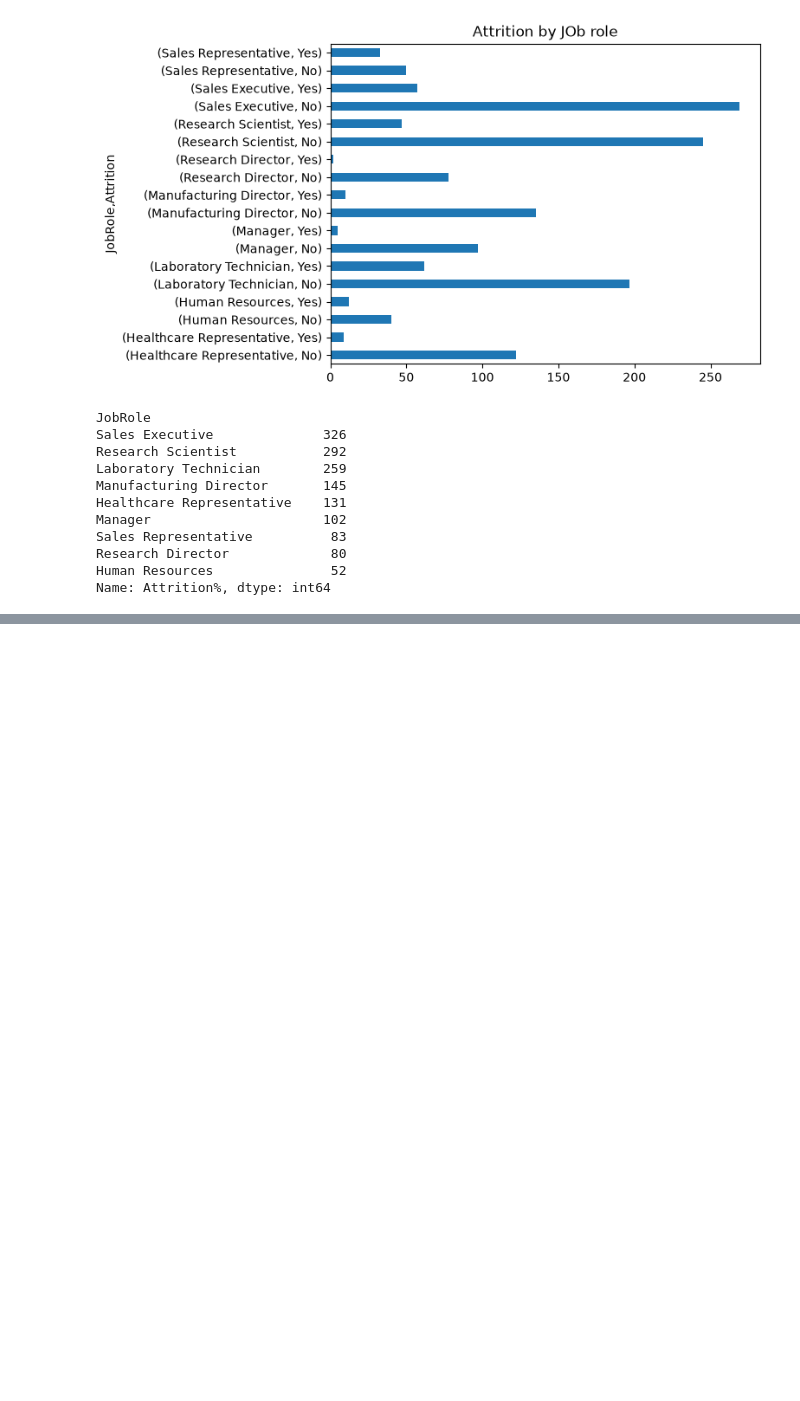
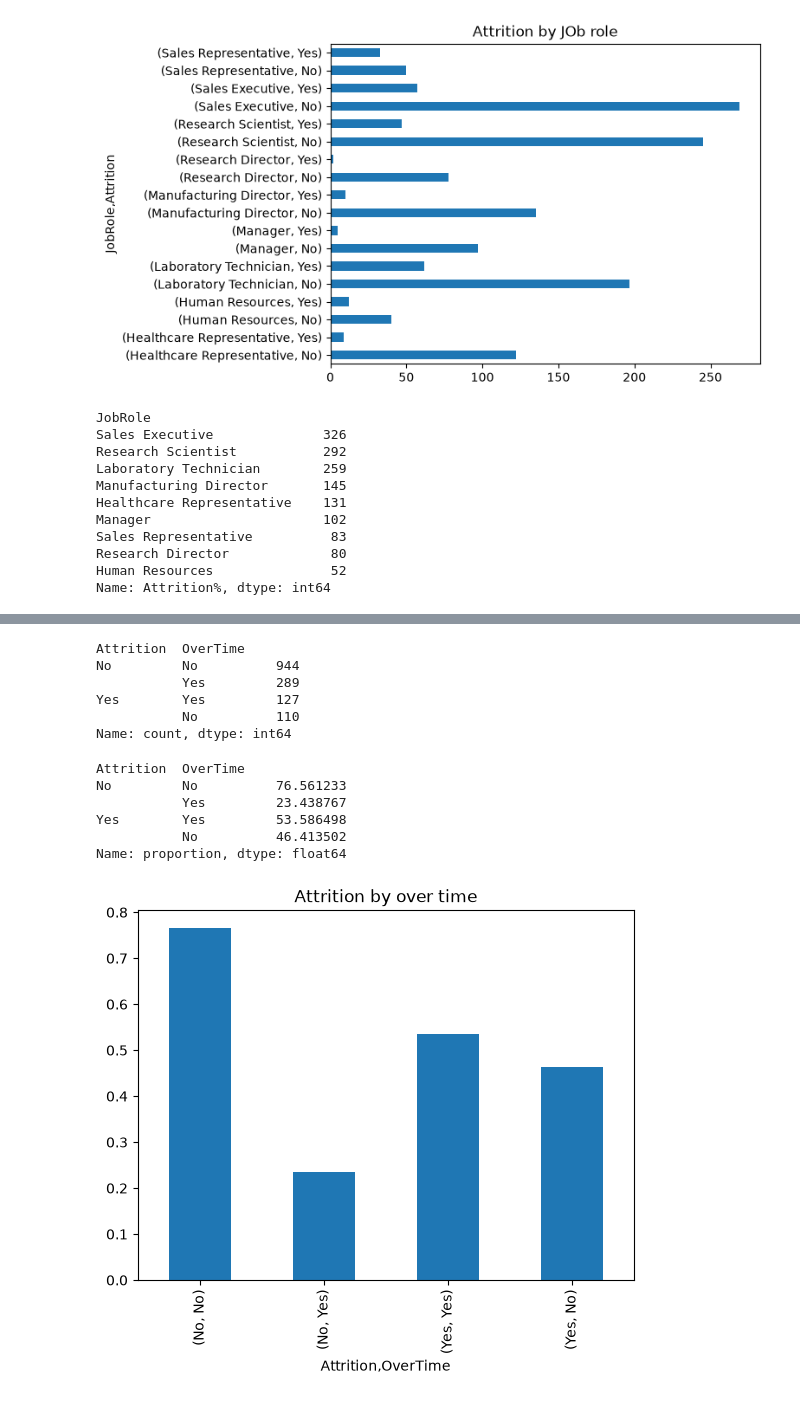
Before and after one commit to Fatima-Arain206/SOFTGROWTECH_INTERNSHIP_FINAL_PROJECT, a Jupyter notebook: Interactive_DashBoards/dashboard.ipynb, the cells around one changed output, grey strips where cells are left out. Saved outputs shown, nothing was run; the diff lists cells and outputs as text; code cells hidden in the pictures; blank space fills up the shorter version.

```diff
--- a/Interactive_DashBoards/dashboard.ipynb
+++ b/Interactive_DashBoards/dashboard.ipynb
@@ -240,0 +255,27 @@ Name: Attrition%, dtype: int64
+# %%
+# attrition by over time
+df.groupby(['Attrition'])['OverTime'].value_counts()
+# %% [output]
+Attrition  OverTime
+No         No          944
+           Yes         289
+Yes        Yes         127
+           No          110
+Name: count, dtype: int64
+# %%
+
+
+df.groupby(['Attrition'])['OverTime'].value_counts(normalize=True)*100
+# %% [output]
+Attrition  OverTime
+No         No          76.561233
+           Yes         23.438767
+Yes        Yes         53.586498
+           No          46.413502
+Name: proportion, dtype: float64
+# %%
+df.groupby(['Attrition'])['OverTime'].value_counts(normalize=True).plot(kind='bar')
+plt.title('Attrition by over time')
+plt.show()
+# %% [output]
+[figure, added]
```
Also changed, not shown: parts of 1 cell of this notebook.
